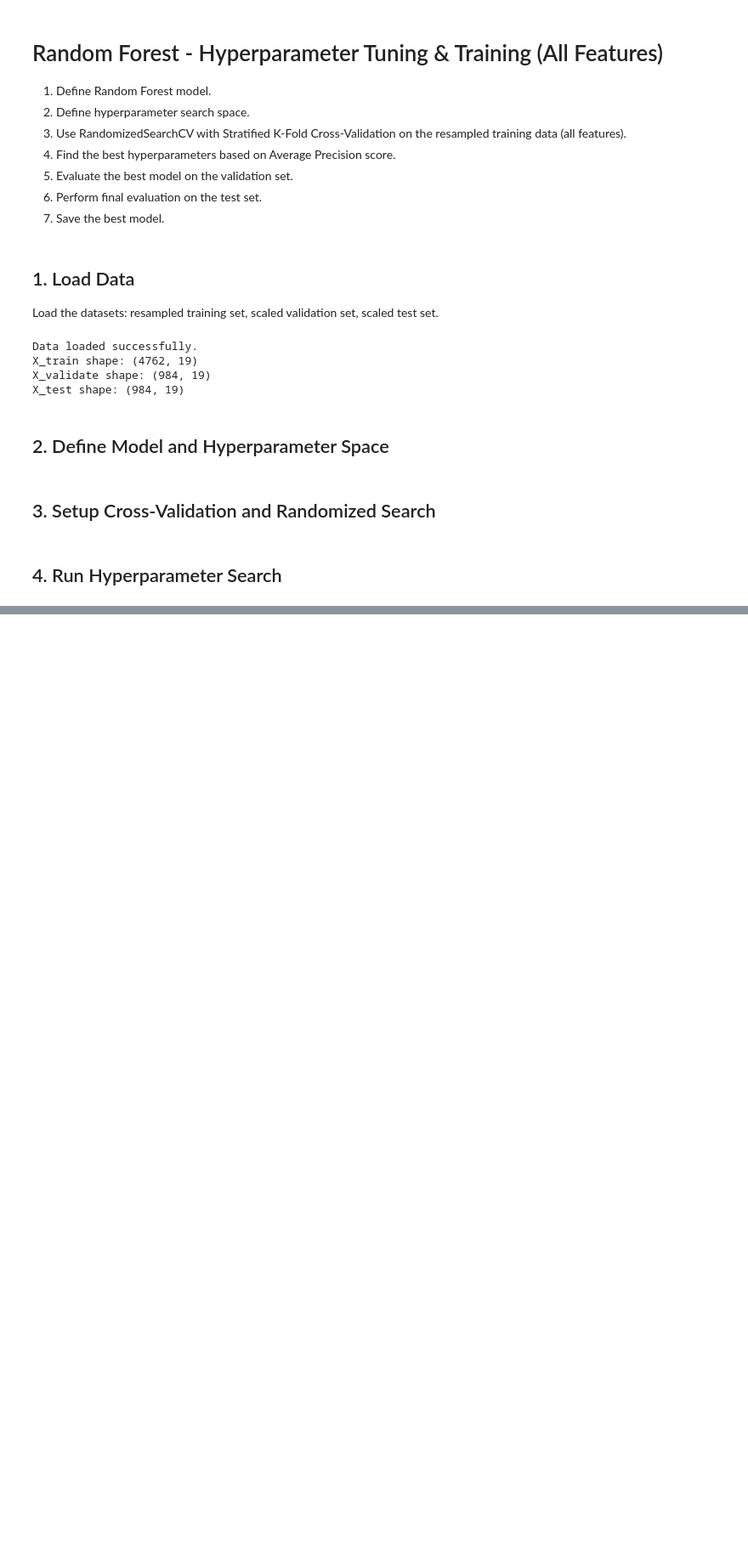
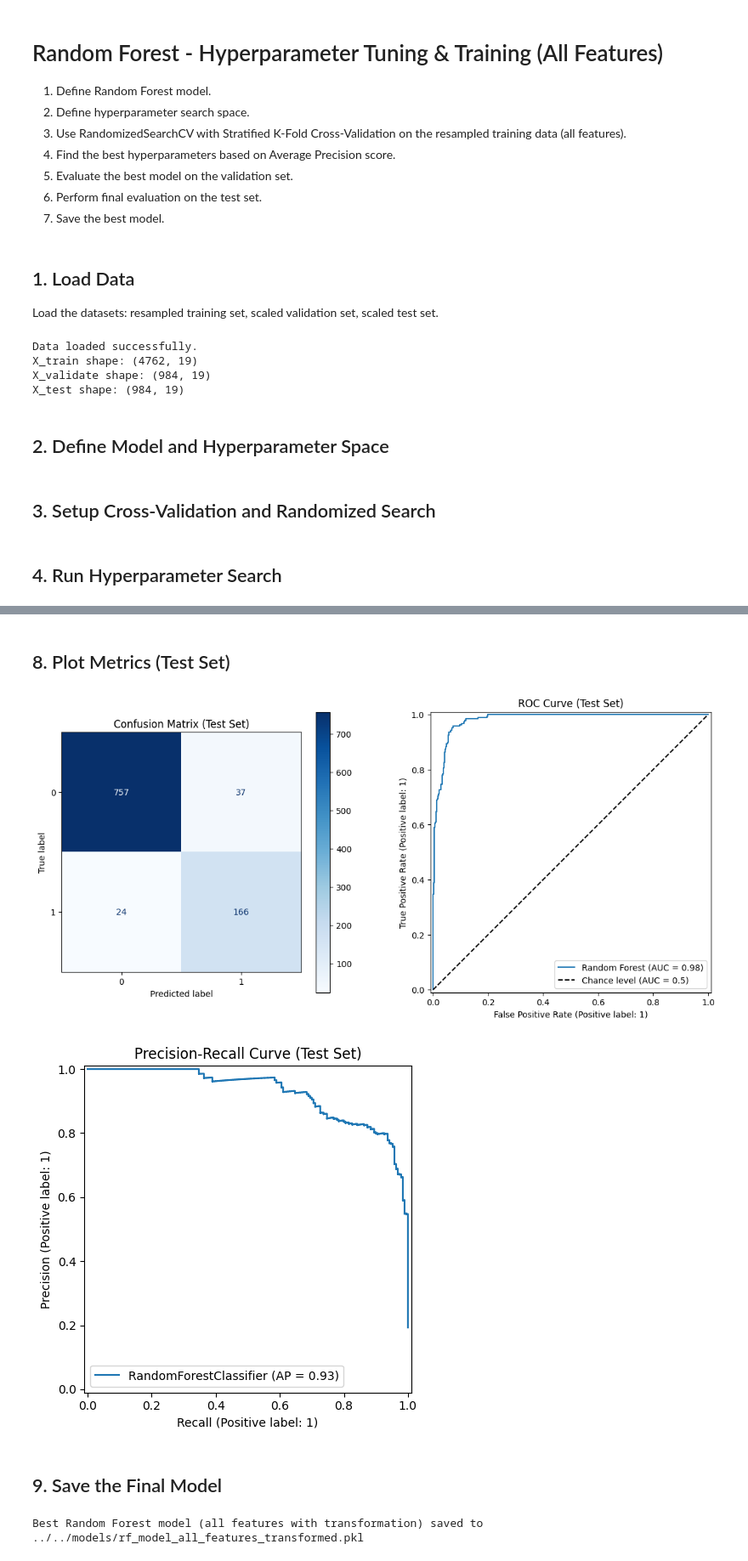
Before and after one commit to FengmingJiang/CS25_CopperCoreAI_ML, a Jupyter notebook: model_dev/4_model_training_and_hypertuning/40_model_training_rf_with_all_features_transformed.ipynb, the cells around one changed output, grey strips where cells are left out. Shown at 85% size. Drawn from its saved outputs; the diff is of its cells as text; code cells hidden in the pictures; blank space fills up the shorter version.

Commit message:
update model training and hyper tunning for random forest model with transformation

```diff
--- a/model_dev/4_model_training_and_hypertuning/40_model_training_rf_with_all_features_transformed.ipynb
+++ b/model_dev/4_model_training_and_hypertuning/40_model_training_rf_with_all_features_transformed.ipynb
@@ -88,0 +92,6 @@ Fitting 5 folds for each of 50 candidates, totalling 250 fits
+# %%
+print(f"Best Parameters found: {random_search.best_params_}")
+print(f"Best Average Precision (CV score): {random_search.best_score_:.4f}")
+
+# Get the best model found by the search
+best_rf_all_features = random_search.best_estimator_
@@ -88,0 +155,32 @@ Fitting 5 folds for each of 50 candidates, totalling 250 fits
+# %% [markdown]
+## 8. Plot Metrics (Test Set)
+# %%
+fig, axes = plt.subplots(1, 2, figsize=(14, 6))
+
+# Confusion Matrix
+ConfusionMatrixDisplay.from_estimator(best_rf_all_features, X_test, y_test, ax=axes[0], cmap='Blues')
+axes[0].set_title('Confusion Matrix (Test Set)')
+
+# ROC Curve
+RocCurveDisplay.from_estimator(best_rf_all_features, X_test, y_test, ax=axes[1], name='Random Forest')
+axes[1].plot([0, 1], [0, 1], 'k--', label='Chance level (AUC = 0.5)')
+axes[1].set_title('ROC Curve (Test Set)')
+axes[1].legend()
+
+# Precision-Recall Curve (Optional, create another figure or subplot)
+PrecisionRecallDisplay.from_estimator(best_rf_all_features, X_test, y_test)
+plt.title('Precision-Recall Curve (Test Set)')
+
+plt.tight_layout()
+plt.show()
+# %% [output]
+[figure, added]
+[figure, added]
+# %% [markdown]
+## 9. Save the Final Model
+# %%
+model_save_path = '../../models/rf_model_all_features_transformed.pkl'
+joblib.dump(best_rf_all_features, model_save_path)
+print(f"Best Random Forest model (all features with transformation) saved to {model_save_path}")
+# %% [output]
+Best Random Forest model (all features with transformation) saved to ../../models/rf_model_all_features_transformed.pkl
```
Also changed, not shown: parts of 8 cells of this notebook, 7 other files.
